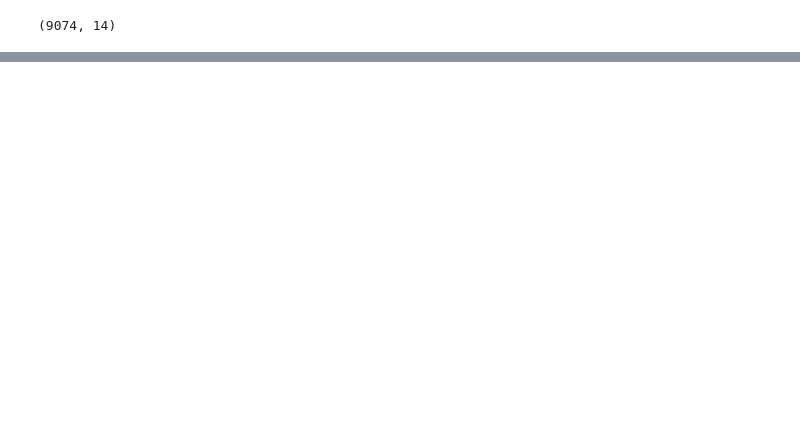
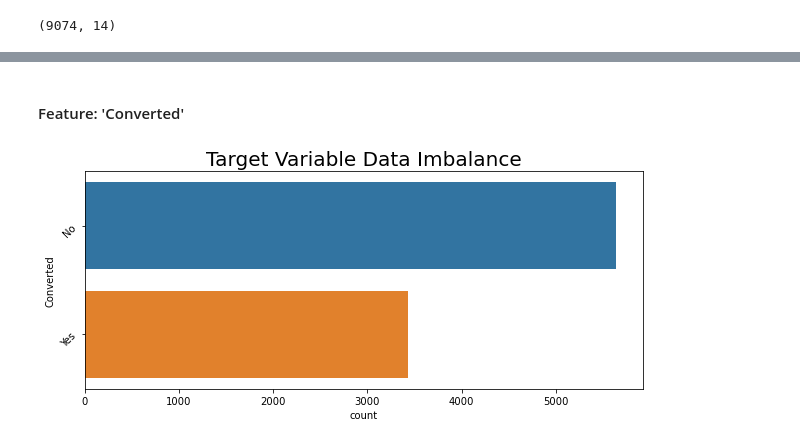
Before and after one commit to SachinShekhar/Lead-Scoring-Case-Study, a Jupyter notebook: Case Study.ipynb, the cells around one changed output, grey strips where cells are left out. Drawn from its saved outputs; the diff is of its cells as text; code cells hidden in the pictures; blank space fills up the shorter version.

```diff
--- a/Case Study.ipynb
+++ b/Case Study.ipynb
@@ -208,5 +205,3 @@ The missing values are most likely `Better Career Prospects`, but imputing missi
-# %%
-df.drop('What matters most to you in choosing a course', axis=1, inplace=True)
 # %%
 df['Tags'].value_counts(normalize=True) * 100
 # %% [output]
@@ -278,7 +304,7 @@ Based on Data Dictionary & inspection, following features are unnecessary:
 - `Last Notable Activity` (Redundant; `Last Activity` captures the same)
 # %%
 # Removing unnecessary features
-df.drop(['Prospect ID', 'Lead Number', 'Do Not Call', 'Search', 'Magazine', 'Newspaper Article', 'X Education Forums', 'Newspaper', 'Digital Advertisement', 'Through Recommendations', 'Receive More Updates About Our Courses', 'Update me on Supply Chain Content', 'Get updates on DM Content', 'I agree to pay the amount through cheque', 'Last Notable Activity'], axis=1, inplace=True)
+df.drop(['Prospect ID', 'Lead Number', 'What matters most to you in choosing a course', 'Do Not Call', 'Search', 'Magazine', 'Newspaper Article', 'X Education Forums', 'Newspaper', 'Digital Advertisement', 'Through Recommendations', 'Receive More Updates About Our Courses', 'Update me on Supply Chain Content', 'Get updates on DM Content', 'I agree to pay the amount through cheque', 'Last Notable Activity'], axis=1, inplace=True)
 df.shape
 # %% [output]
 (9074, 14)
@@ -284,0 +386,10 @@ df.shape
+# %% [markdown]
+#### Feature: 'Converted'
+# %%
+ax = sns.countplot(y=df['Converted'])
+plt.yticks([0,1], ['No', 'Yes'], rotation=45)
+ax.set_title('Target Variable Data Imbalance', fontsize=20)
+ax.figure.set_size_inches(10,4)
+plt.show()
+# %% [output]
+[figure, added]
```
Also changed, not shown: parts of 96 cells of this notebook.
